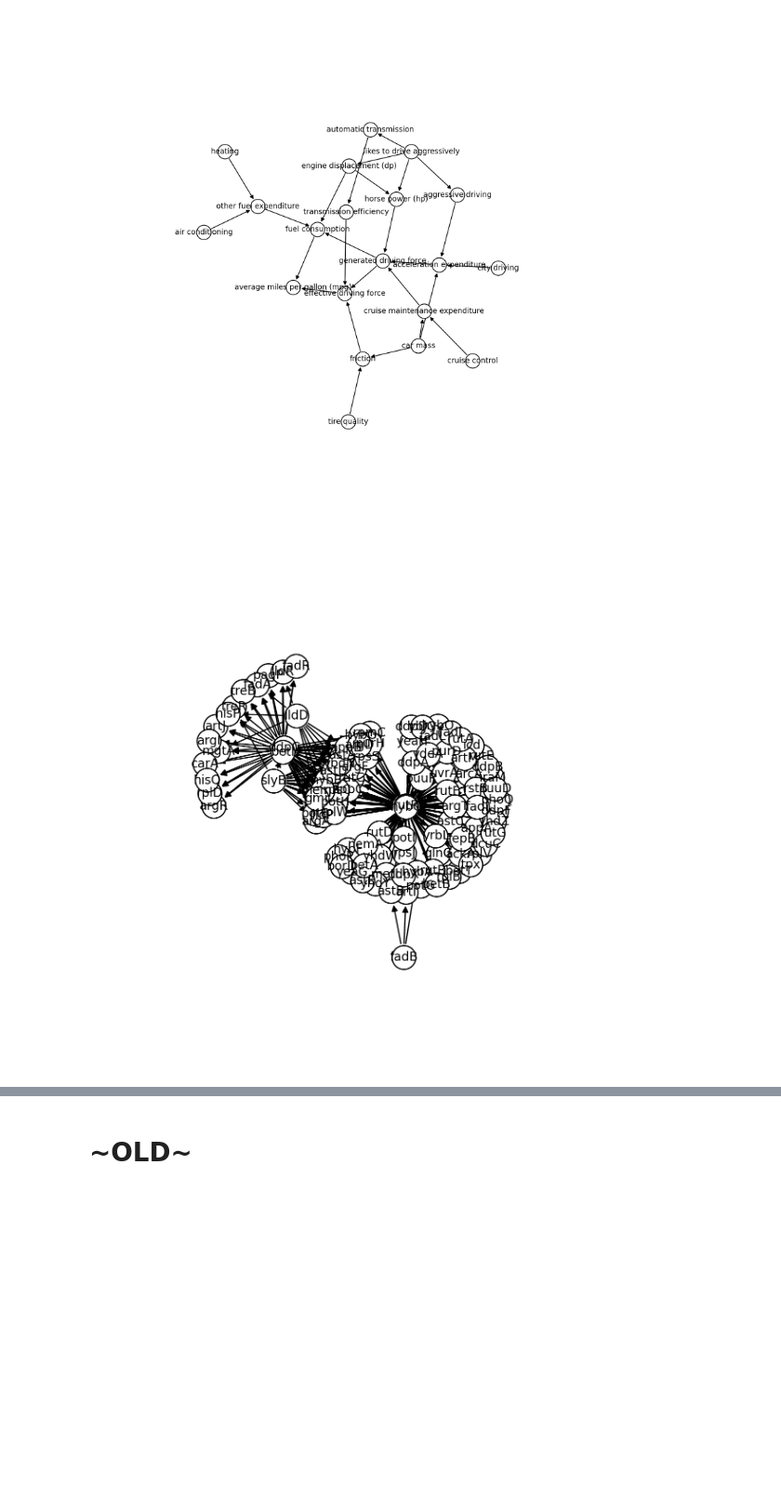
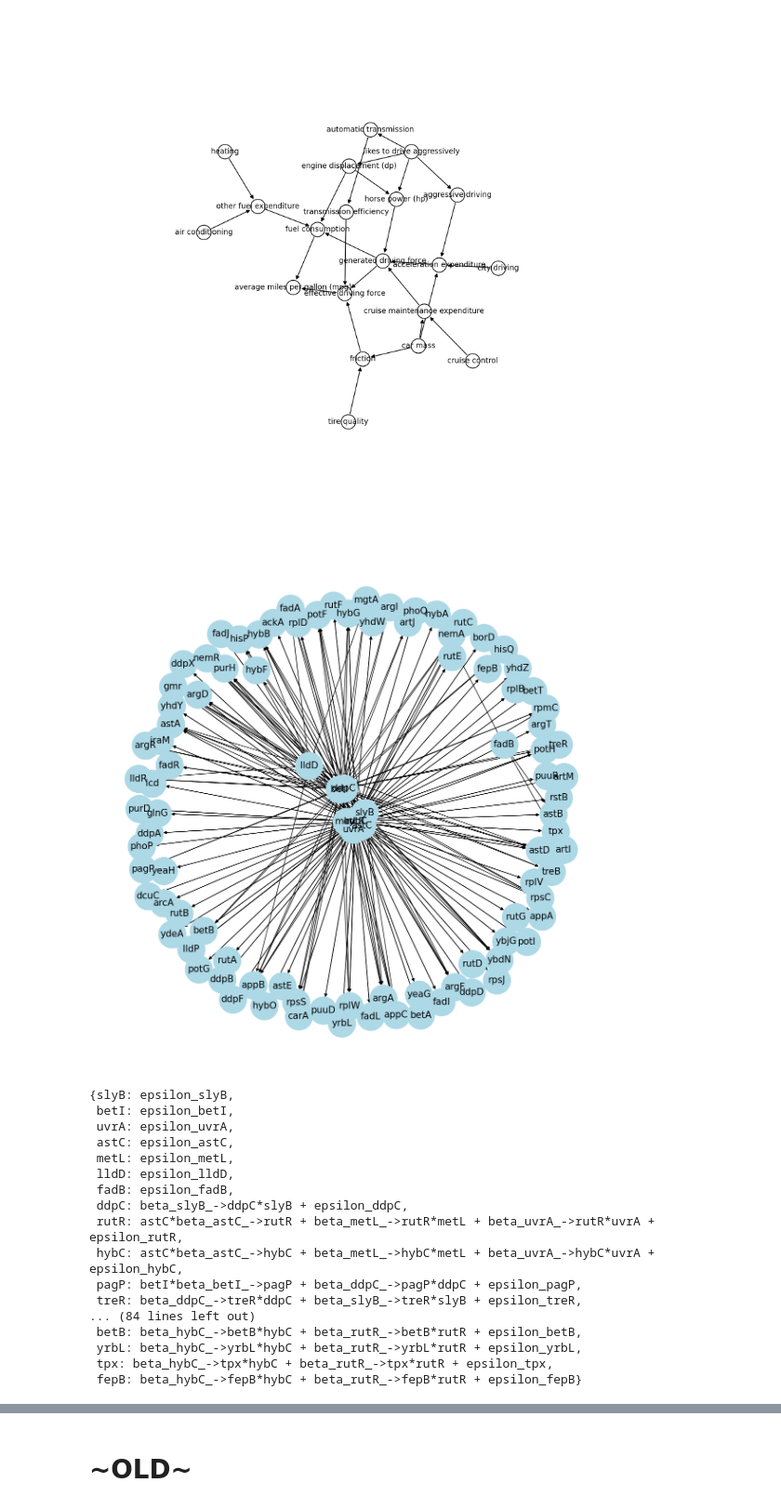
Before and after one commit to PNNL-CompBio/SERGIO, a Jupyter notebook: examples/cond_ind_test_ag.ipynb, the cells around one changed output, grey strips where cells are left out. Shown at 93% size. Drawn from its saved outputs; the diff is of its cells as text; code cells hidden in the pictures; blank space fills up the shorter version.

Commit message:
updated with mixed graph (bidirectional) and latex formating for LSCM

```diff
--- a/examples/cond_ind_test_ag.ipynb
+++ b/examples/cond_ind_test_ag.ipynb
@@ -195,7 +279,7 @@ def read_dag_file(file_path):
         return None
 
 
-def dagitty_to_mixed_graph(dagitty_input) -> NxMixedGraph:
+def dagitty_to_mixed_graph(dagitty_input, str_var_name = False) -> NxMixedGraph:
     """Converts a string in dagitty (.dag) to NxMixedGraph """
 
     # Check if the input is a file path
@@ -208,8 +292,27 @@ def dagitty_to_mixed_graph(dagitty_input) -> NxMixedGraph:
     dot_graph_string = daggity_to_dot(dagitty_graph_str)
     dot_graph = pydot.graph_from_dot_data(dot_graph_string)[0]
     nx_graph = from_pydot(dot_graph)
-    mixed_graph = NxMixedGraph.from_str_edges(directed=[ (u,v) for u,v,d in nx_graph.edges]) # convert from str to variable
+    if str_var_name:
+        mixed_graph = NxMixedGraph.from_edges(directed=[ (u,v) for u,v,d in nx_graph.edges]) # convert from str to variable
+    else:
+        mixed_graph = NxMixedGraph.from_str_edges(directed=[ (u,v) for u,v,d in nx_graph.edges]) # convert from str to variable
     return mixed_graph
+
+def dagitty_to_digraph(dagitty_input) -> nx.DiGraph:
+    """Converts a string in dagitty (.dag) to NX DiGraph """
+
+    # Check if the input is a file path
+    if os.path.isfile(dagitty_input):
+        dagitty_graph_str = read_dag_file(dagitty_input)
+    else:
+        dagitty_graph_str = dagitty_input
+
+    # .dag string -> DOT -> networkx -> NxMixedGraph
+    dot_graph_string = daggity_to_dot(dagitty_graph_str)
+    dot_graph = pydot.graph_from_dot_data(dot_graph_string)[0]
+    nx_graph = from_pydot(dot_graph)
+    assert isinstance(nx_graph,nx.DiGraph)
+    return nx_graph
 
 
 def mixed_graphs_equal(G1:NxMixedGraph, G2:NxMixedGraph) -> bool:
@@ -361,12 +464,45 @@ plt.show()
 # %%
 # ecoli GRN network centered around transcription factors fadR, tyrR, and lacI
 # from: https://github.com/PNNL-CompBio/SERGIO/blob/jz-parse-dagitty/data_sets/De-noised_100G_9T_300cPerT_4_DS1/DS1.dagitty
 # data: https://raw.githubusercontent.com/PNNL-CompBio/SERGIO/MN_ConIndependence-/data_sets/De-noised_100G_9T_300cPerT_4_DS1/simulated_noNoise_0.genes.csv
 
+from IPython.display import Latex
 
-mixed_graph = dagitty_to_mixed_graph('DS1.dag')
+ecoli_digraph = dagitty_to_digraph('DS1.dag')
 fig, ax = plt.subplots(figsize=(15, 15))
-mixed_graph.draw(ax,prog='neato')
+pos = nx.spring_layout(ecoli_digraph)
+nx.draw(ecoli_digraph, pos, with_labels=True, node_size=2000, node_color='lightblue', font_size=15)
+
 plt.show()
+
+
+# LSCM from DAG
+
+LSCM_dict = generate_LSCM_from_DAG(ecoli_digraph)
+display(LSCM_dict)
+
+# convert to latex
+eqn_array = convert_to_latex(LSCM_dict)
+eqn_array2 = convert_to_eqn_array_latex(LSCM_dict)
+
+#display(Latex(eqn_array))
+display(Latex(eqn_array2))
 # %% [output]
-[figure, old version]
+[figure, new version]
+{slyB: epsilon_slyB,
+ betI: epsilon_betI,
+ uvrA: epsilon_uvrA,
+ astC: epsilon_astC,
+ metL: epsilon_metL,
+ lldD: epsilon_lldD,
+ fadB: epsilon_fadB,
+ ddpC: beta_slyB_->ddpC*slyB + epsilon_ddpC,
+ rutR: astC*beta_astC_->rutR + beta_metL_->rutR*metL + beta_uvrA_->rutR*uvrA + epsilon_rutR,
+ hybC: astC*beta_astC_->hybC + beta_metL_->hybC*metL + beta_uvrA_->hybC*uvrA + epsilon_hybC,
+ pagP: betI*beta_betI_->pagP + beta_ddpC_->pagP*ddpC + epsilon_pagP,
+ treR: beta_ddpC_->treR*ddpC + beta_slyB_->treR*slyB + epsilon_treR,
+... (84 lines left out)
+ betB: beta_hybC_->betB*hybC + beta_rutR_->betB*rutR + epsilon_betB,
+ yrbL: beta_hybC_->yrbL*hybC + beta_rutR_->yrbL*rutR + epsilon_yrbL,
+ tpx: beta_hybC_->tpx*hybC + beta_rutR_->tpx*rutR + epsilon_tpx,
+ fepB: beta_hybC_->fepB*hybC + beta_rutR_->fepB*rutR + epsilon_fepB}
```
Also changed, not shown: parts of 5 cells of this notebook.
